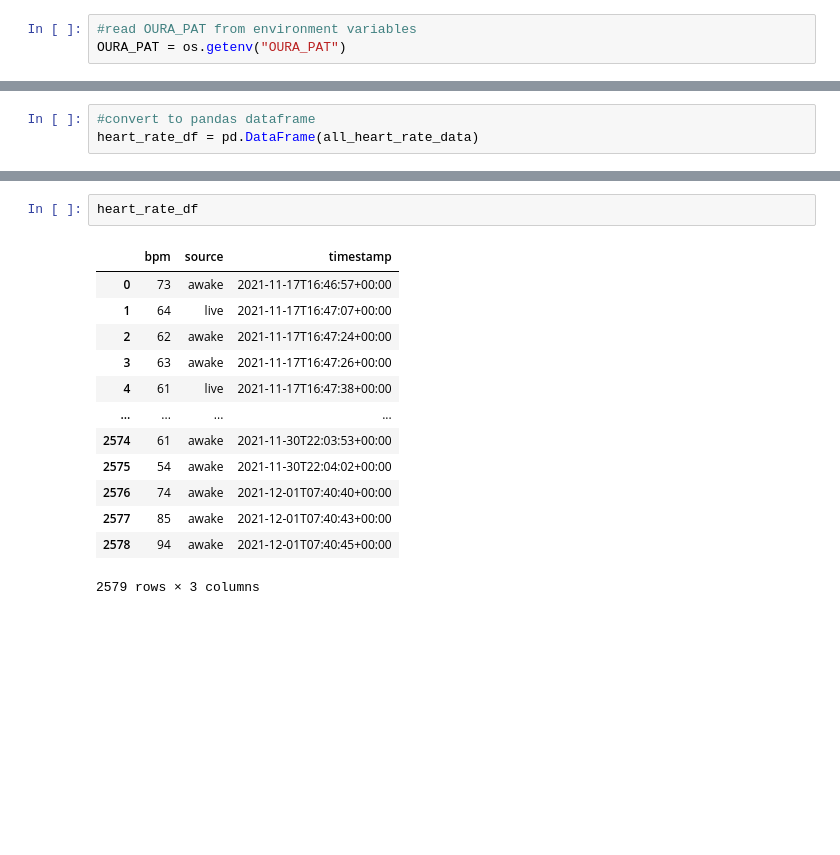
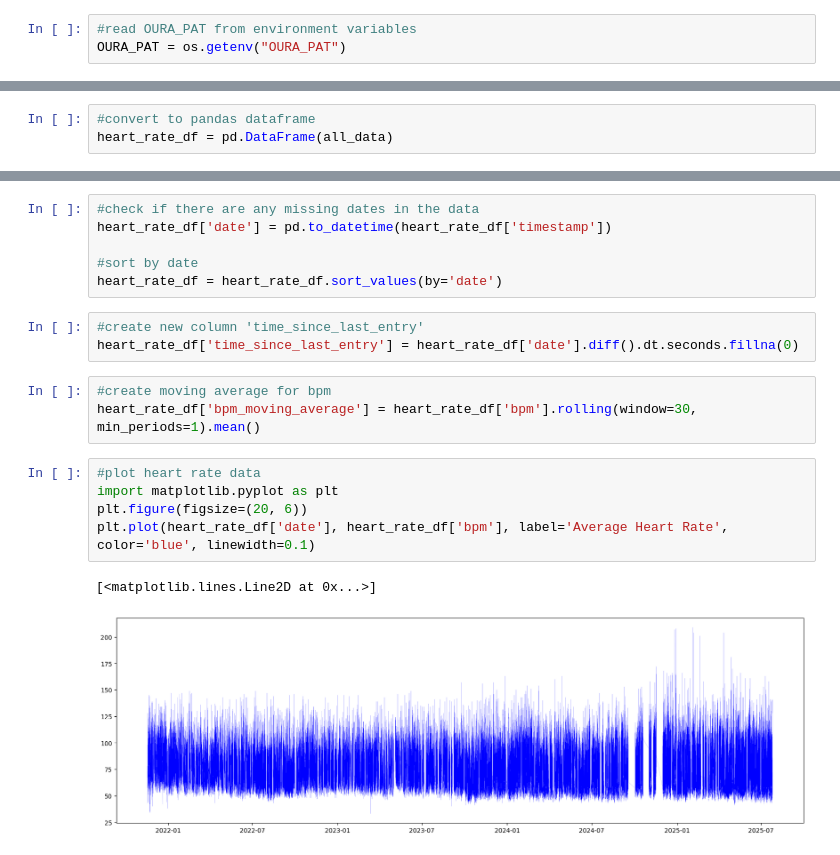
Before and after one commit to mateoneira/oura_analysis, a Jupyter notebook: bayesian_change_point.ipynb, the cells around one changed output, grey strips where cells are left out. Drawn from its saved outputs; the diff is of its cells as text; blank space fills up the shorter version.

```diff
--- a/bayesian_change_point.ipynb
+++ b/bayesian_change_point.ipynb
@@ -67,3 +66,3 @@ KeyboardInterrupt:
 # %%
 #convert to pandas dataframe
-heart_rate_df = pd.DataFrame(all_heart_rate_data)
+heart_rate_df = pd.DataFrame(all_data)
@@ -72,16 +85,20 @@ KeyError: 'data'
 # %%
-heart_rate_df
+#check if there are any missing dates in the data
+heart_rate_df['date'] = pd.to_datetime(heart_rate_df['timestamp'])
+
+#sort by date
+heart_rate_df = heart_rate_df.sort_values(by='date')
-# %% [output]
-|  | bpm | source | timestamp |
-| 0 | 73 | awake | 2021-11-17T16:46:57+00:00 |
-| 1 | 64 | live | 2021-11-17T16:47:07+00:00 |
-| 2 | 62 | awake | 2021-11-17T16:47:24+00:00 |
-| 3 | 63 | awake | 2021-11-17T16:47:26+00:00 |
-| 4 | 61 | live | 2021-11-17T16:47:38+00:00 |
-| ... | ... | ... | ... |
-| 2574 | 61 | awake | 2021-11-30T22:03:53+00:00 |
-| 2575 | 54 | awake | 2021-11-30T22:04:02+00:00 |
-| 2576 | 74 | awake | 2021-12-01T07:40:40+00:00 |
-| 2577 | 85 | awake | 2021-12-01T07:40:43+00:00 |
-| 2578 | 94 | awake | 2021-12-01T07:40:45+00:00 |
-2579 rows × 3 columns
+# %%
+#create new column 'time_since_last_entry'
+heart_rate_df['time_since_last_entry'] = heart_rate_df['date'].diff().dt.seconds.fillna(0)
+# %%
+#create moving average for bpm
+heart_rate_df['bpm_moving_average'] = heart_rate_df['bpm'].rolling(window=30, min_periods=1).mean()
+# %%
+#plot heart rate data
+import matplotlib.pyplot as plt
+plt.figure(figsize=(20, 6))
+plt.plot(heart_rate_df['date'], heart_rate_df['bpm'], label='Average Heart Rate', color='blue', linewidth=0.1)
+# %% [output]
+[<matplotlib.lines.Line2D at 0x...>]
+[figure, added]
```
Also changed, not shown: parts of 18 cells of this notebook.
